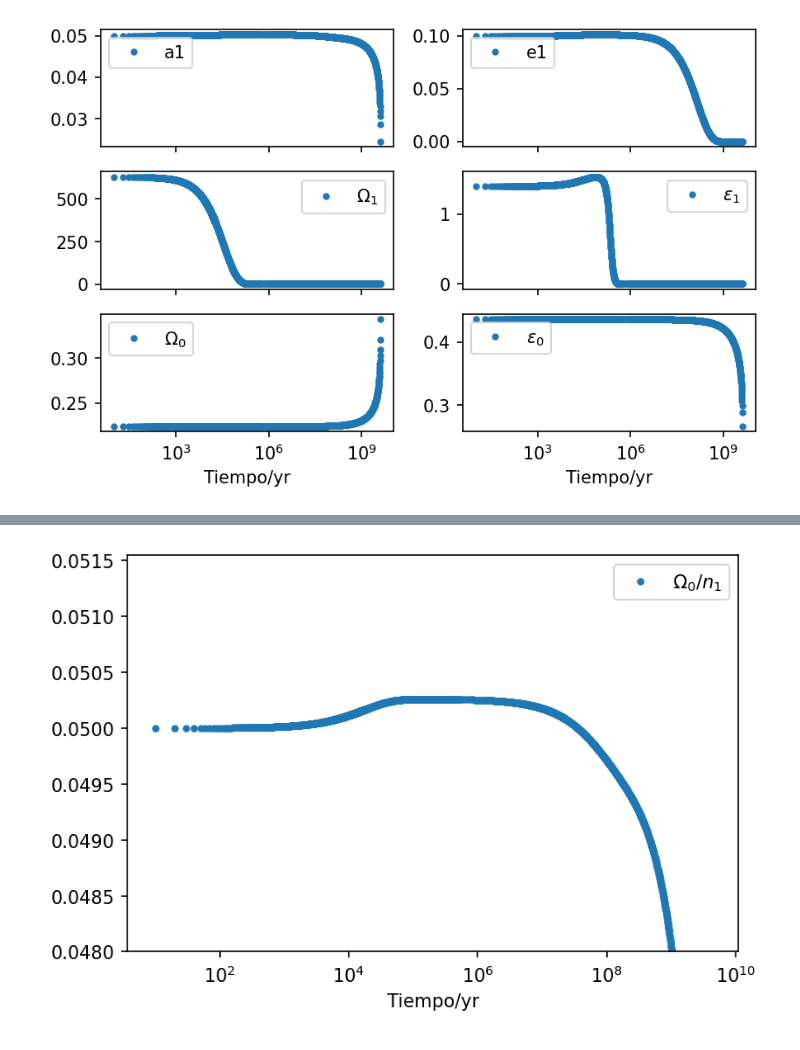
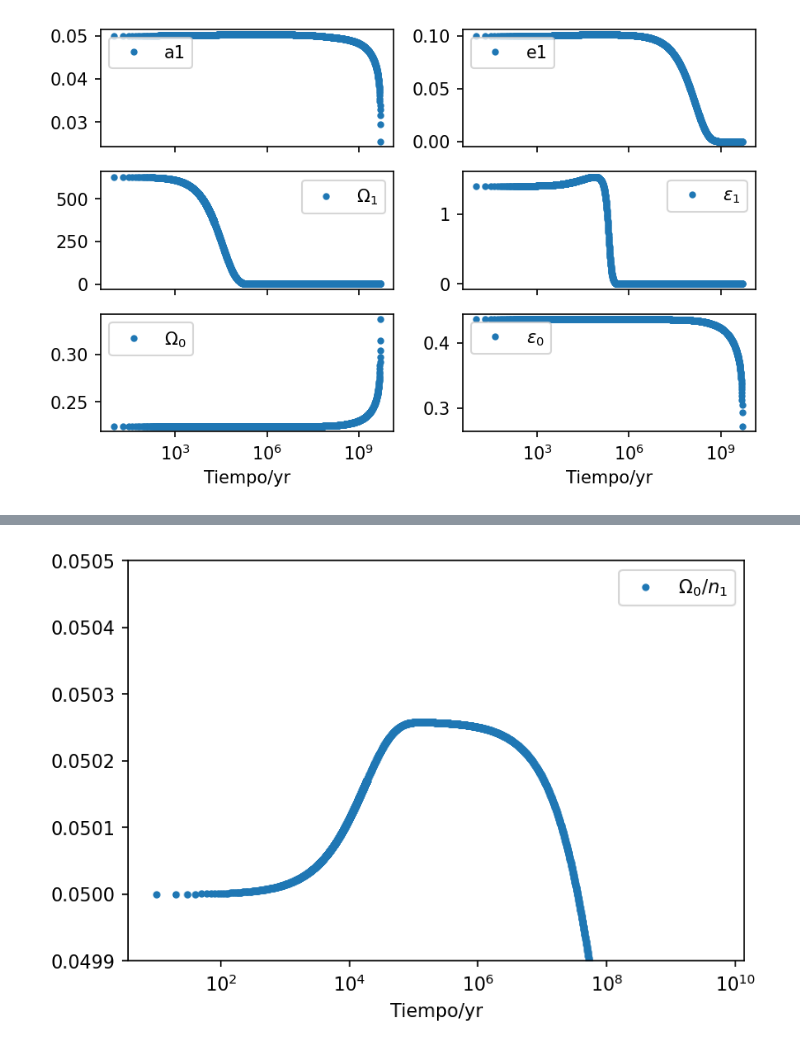
Before and after one commit to Gianuzzi/TidalEvolution, a Jupyter notebook: Fortran/Plot_salida.ipynb, the cells around one changed output, grey strips where cells are left out. Drawn from its saved outputs; the diff is of its cells as text; code cells hidden in the pictures.

```diff
--- a/Fortran/Plot_salida.ipynb
+++ b/Fortran/Plot_salida.ipynb
@@ -72,10 +72,10 @@ plt.show()
 # %%
 plt.figure(dpi=150)
 plt.plot(t, a1, '.', label='$\Omega_0/n_1$')
 plt.semilogx()
-plt.ylim(bottom=0.048)
+plt.ylim(0.0499, 0.0505)
 plt.xlabel("Tiempo/yr")
 plt.legend()
 plt.show()
 # %% [output]
-[figure, old version]
+[figure, new version]
```
Also changed, not shown: parts of 2 cells of this notebook, 7 other files.
